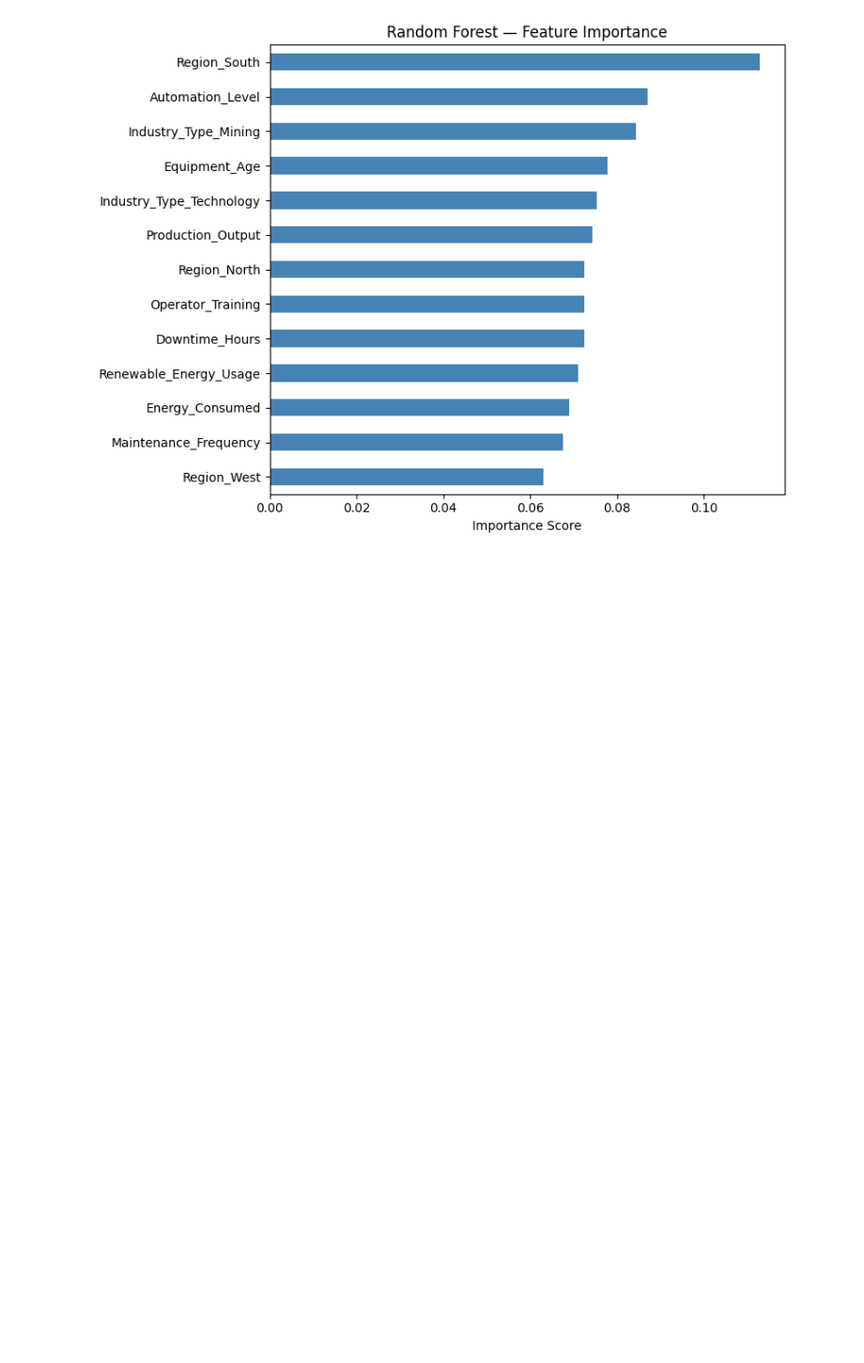
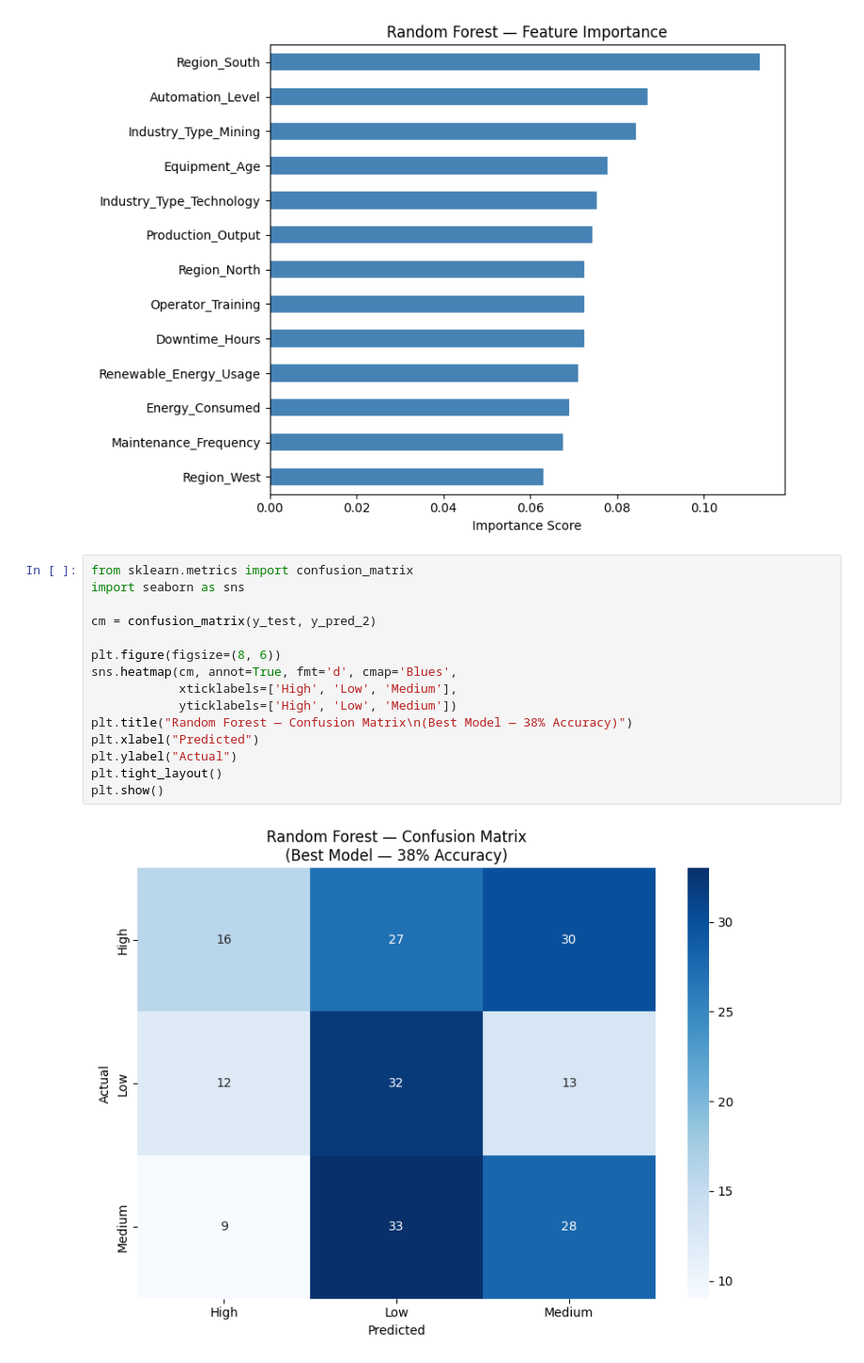
Before and after one commit to Spoorthy2001/ml_as_beginner, a Jupyter notebook: projects/hence_proved/03_energy_efficiency_classification.ipynb, the cells around one changed output. Shown at 94% size. Drawn from its saved outputs; the diff is of its cells as text; blank space fills up the shorter version.

```diff
--- a/projects/hence_proved/03_energy_efficiency_classification.ipynb
+++ b/projects/hence_proved/03_energy_efficiency_classification.ipynb
@@ -364,3 +364,20 @@ plt.tight_layout()
 plt.show()
 # %% [output]
 [figure]
+# %%
+from sklearn.metrics import confusion_matrix
+import seaborn as sns
+
+cm = confusion_matrix(y_test, y_pred_2)
+
+plt.figure(figsize=(8, 6))
+sns.heatmap(cm, annot=True, fmt='d', cmap='Blues',
+            xticklabels=['High', 'Low', 'Medium'],
+            yticklabels=['High', 'Low', 'Medium'])
+plt.title("Random Forest — Confusion Matrix\n(Best Model — 38% Accuracy)")
+plt.xlabel("Predicted")
+plt.ylabel("Actual")
+plt.tight_layout()
+plt.show()
+# %% [output]
+[figure, added]
```
Also changed, not shown: parts of 2 cells of this notebook.
